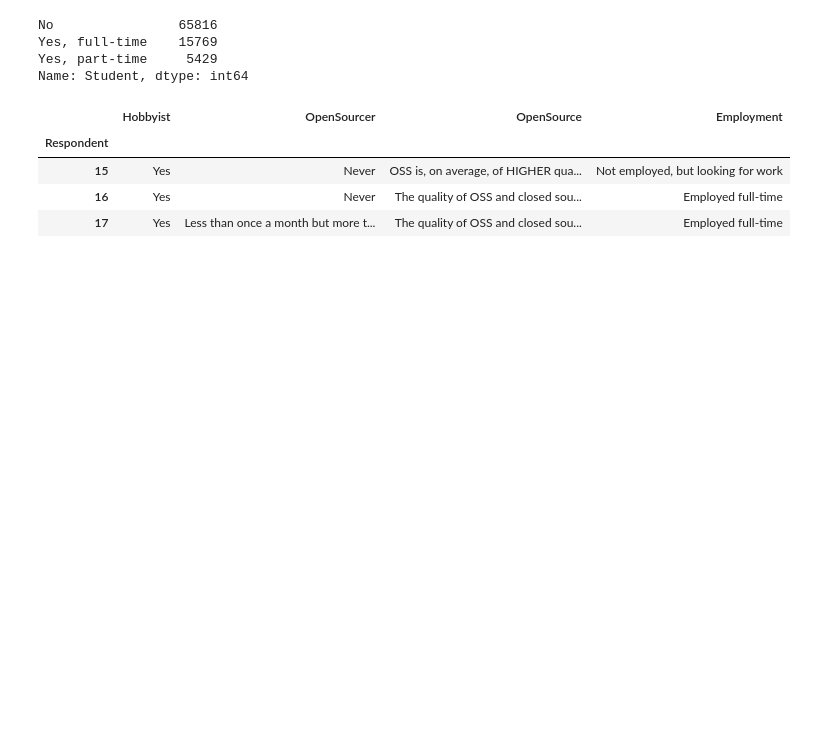
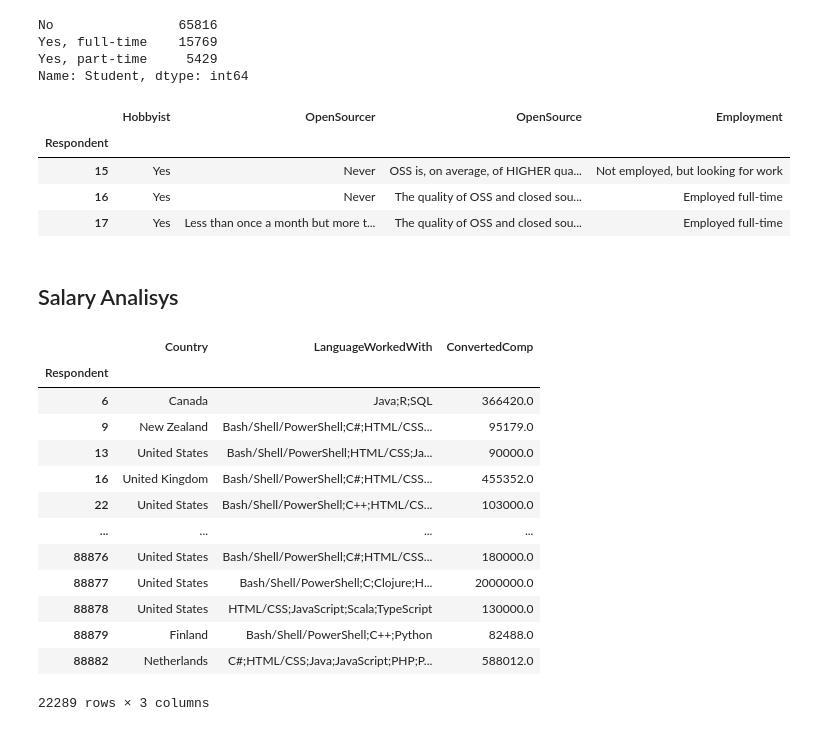
Before and after one commit to aleksmn/PandasDemo, a Jupyter notebook: Pandas Demo.ipynb, the cells around one changed output. Saved outputs shown, nothing was run; the diff lists cells and outputs as text; code cells hidden in the pictures; blank space fills up the shorter version.

Commit message:
add updating rows and columns example

```diff
--- a/Pandas Demo.ipynb
+++ b/Pandas Demo.ipynb
@@ -72,3 +73,24 @@ df.loc[15:17, 'Hobbyist':'Employment'] # including last
 | 15 | Yes | Never | OSS is, on average, of HIGHER qua... | Not employed, but looking for work |
 | 16 | Yes | Never | The quality of OSS and closed sou... | Employed full-time |
 | 17 | Yes | Less than once a month but more t... | The quality of OSS and closed sou... | Employed full-time |
+# %% [markdown]
+## Salary Analisys
+# %%
+high_salary = (df['ConvertedComp'] > 70000)
+# %%
+df.loc[high_salary, ['Country', 'LanguageWorkedWith','ConvertedComp']]
+# %% [output]
+|  | Country | LanguageWorkedWith | ConvertedComp |
+| Respondent |  |  |  |
+| 6 | Canada | Java;R;SQL | 366420.0 |
+| 9 | New Zealand | Bash/Shell/PowerShell;C#;HTML/CSS... | 95179.0 |
+| 13 | United States | Bash/Shell/PowerShell;HTML/CSS;Ja... | 90000.0 |
+| 16 | United Kingdom | Bash/Shell/PowerShell;C#;HTML/CSS... | 455352.0 |
+| 22 | United States | Bash/Shell/PowerShell;C++;HTML/CS... | 103000.0 |
+| ... | ... | ... | ... |
+| 88876 | United States | Bash/Shell/PowerShell;C#;HTML/CSS... | 180000.0 |
+| 88877 | United States | Bash/Shell/PowerShell;C;Clojure;H... | 2000000.0 |
+| 88878 | United States | HTML/CSS;JavaScript;Scala;TypeScript | 130000.0 |
+| 88879 | Finland | Bash/Shell/PowerShell;C++;Python | 82488.0 |
+| 88882 | Netherlands | C#;HTML/CSS;Java;JavaScript;PHP;P... | 588012.0 |
+22289 rows × 3 columns
```
Also changed, not shown: parts of 4 cells of this notebook, 2 other files.
